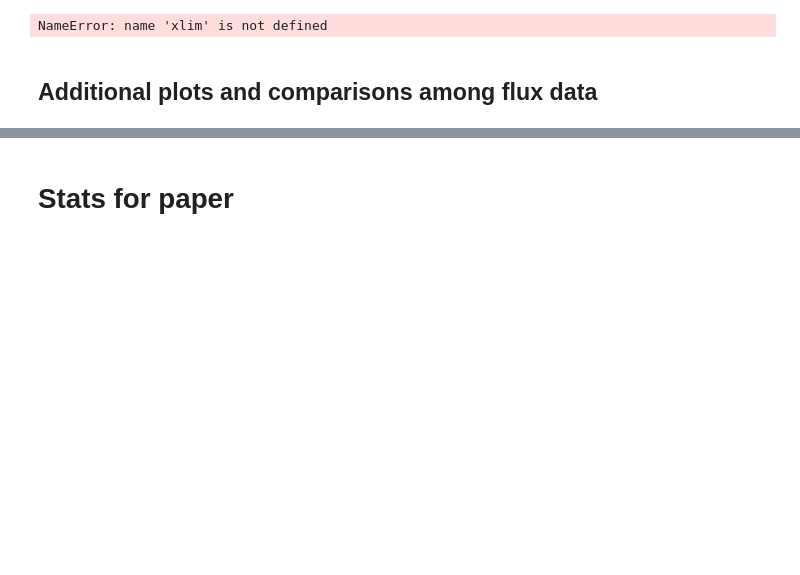
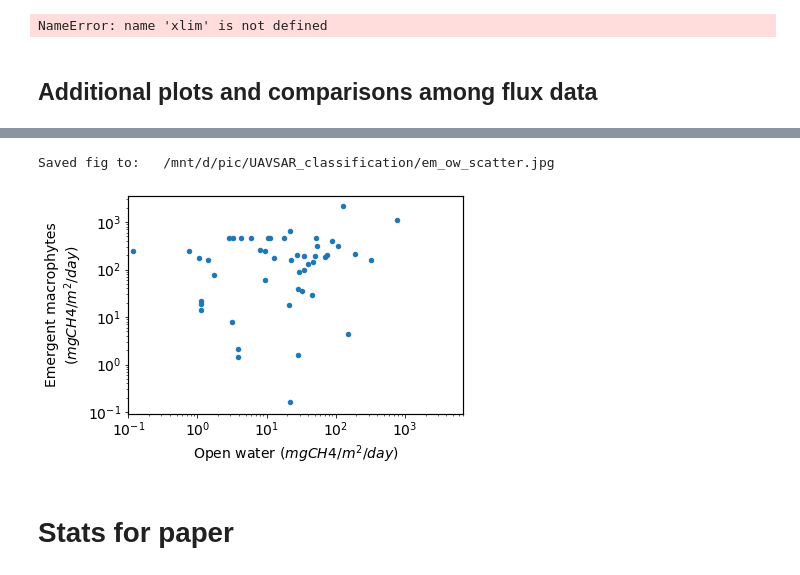
Before and after one commit to ekcomputer/random-wetlands, a Jupyter notebook: analysis/upscaleFromLandcover.ipynb, the cells around one changed output, grey strips where cells are left out. Drawn from its saved outputs; the diff is of its cells as text; code cells hidden in the pictures; blank space fills up the shorter version.

```diff
--- a/analysis/upscaleFromLandcover.ipynb
+++ b/analysis/upscaleFromLandcover.ipynb
@@ -807,6 +829,24 @@ print('Saved fig to:\t{}'.format(figPth))
 # %%
 ## Save file
 dfr_j.to_excel(synth_table_pth)
+# %%
+## EM vs OW flux scatter plot
+dfr_j.plot.scatter(x='flux_to_plot_[mgCH4_m2_day]_ow', y='flux_to_plot_[mgCH4_m2_day]_em')
+plt.xscale('log'), plt.yscale('log')
+plt.xlabel('Open water ($mg CH4/m^2/day$)')
+plt.ylabel('Emergent macrophytes\n($mg CH4/m^2/day$)')
+plt.xlim([1e-1, 7e3])
+plt.xlim([1e-1, 7e3])
+
+## Save
+figPth='/mnt/d/pic/UAVSAR_classification/em_ow_scatter.pdf'
+plt.savefig(figPth, dpi=300, bbox_inches="tight")
+figPth='/mnt/d/pic/UAVSAR_classification/em_ow_scatter.jpg'
+plt.savefig(figPth, dpi=300, bbox_inches="tight")
+print('Saved fig to:\t{}'.format(figPth))
+# %% [output]
+Saved fig to:   /mnt/d/pic/UAVSAR_classification/em_ow_scatter.jpg
+[figure, added]
 # %% [markdown]
 # Stats for paper
 # %%
```
Also changed, not shown: parts of 8 cells of this notebook, 3 other files.
